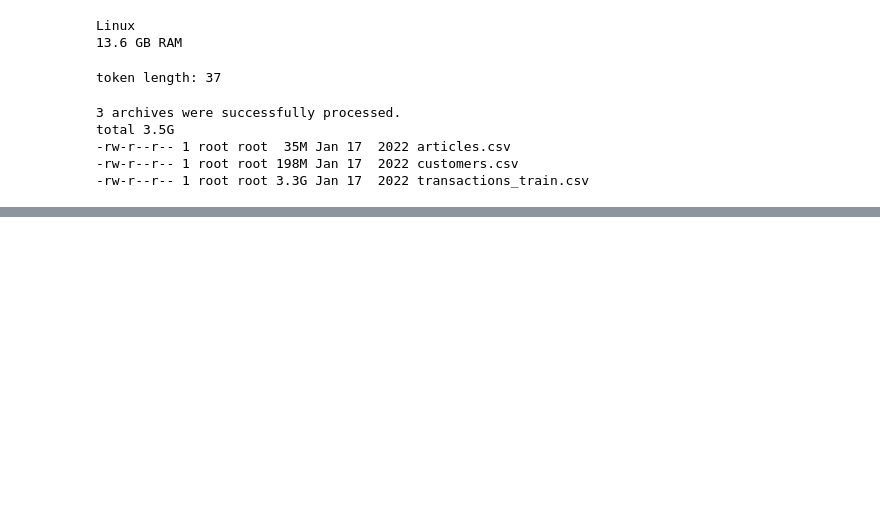
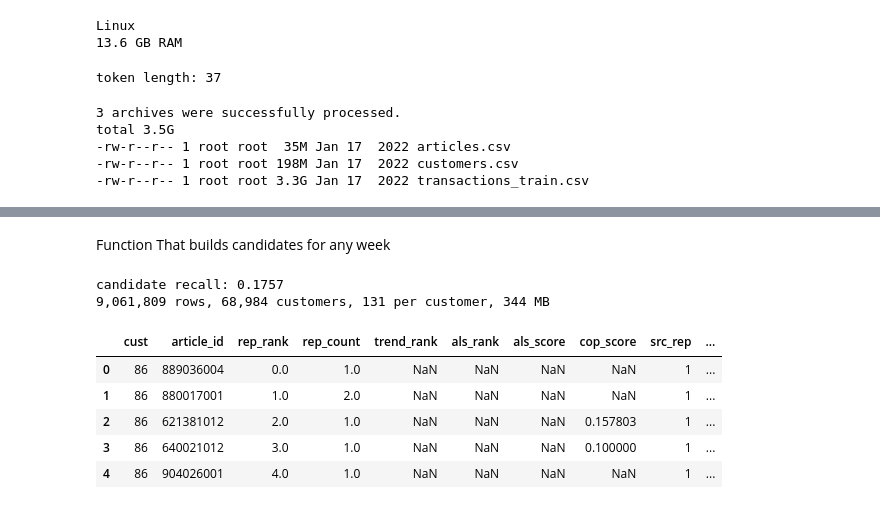
Before and after one commit to WoahImCoding/ecommerce-recommender, a Jupyter notebook: notebooks/04_candidates.ipynb, the cells around one changed output, grey strips where cells are left out. Cells and saved outputs as stored; diff of their text form; code cells hidden in the pictures; blank space fills up the shorter version.

```diff
--- a/notebooks/04_candidates.ipynb
+++ b/notebooks/04_candidates.ipynb
@@ -47,0 +173,2 @@ ModuleNotFoundError: No module named 'src'
+# %%
+trend = hist.loc[hist["week_ago"] == 1, "article_id"].value_counts().index[:30].tolist()
@@ -47,0 +276,21 @@ ModuleNotFoundError: No module named 'src'
+# %%
+baskets = hist.loc[hist["week_ago"] <= 4, ["cust", "t_dat", "article_id"]].drop_duplicates()
+con.register("b", baskets)
+
+cop = con.sql("""
+    WITH pairs AS (
+        SELECT x.article_id AS src, y.article_id AS dst, count(*) AS n
+        FROM b x
+        JOIN b y
+          ON x.cust = y.cust AND x.t_dat = y.t_dat AND x.article_id <> y.article_id
+        GROUP BY 1, 2
+    ),
+    src_total AS (
+        SELECT article_id AS src, count(*) AS n_src FROM b GROUP BY 1
+    )
+    SELECT src, dst, CAST(n AS DOUBLE) / n_src AS p
+    FROM pairs JOIN src_total USING (src)
+    QUALIFY row_number() OVER (PARTITION BY src ORDER BY n DESC, dst) <= 10
+""").df()
+
+print(f"{len(cop):,} item pairs")
@@ -47,0 +301,12 @@ ModuleNotFoundError: No module named 'src'
+# %%
+last5 = (hist.sort_values("t_dat", ascending=False)
+             .drop_duplicates(["cust", "article_id"])
+             .groupby("cust").head(5)[["cust", "article_id"]])
+last5 = last5[last5["cust"].isin(list(actual))]
+
+m = last5.merge(cop, left_on="article_id", right_on="src")
+s = (m.groupby(["cust", "dst"])["p"].sum()
+      .reset_index()
+      .sort_values(["cust", "p"], ascending=[True, False]))
+cop_lists = s.groupby("cust").head(20).groupby("cust")["dst"].apply(list).to_dict()
+print(len(cop_lists), "customers have co-purchase candidates")
@@ -47,0 +343,2 @@ ModuleNotFoundError: No module named 'src'
+# %% [markdown]
+Function That builds candidates for any week
@@ -47,0 +427,19 @@ ModuleNotFoundError: No module named 'src'
+# %%
+cands0, hist0 = build_candidates(recent, label_week=0)
+
+pos = cands0.groupby("cust")["label"].sum()
+n_actual = pd.Series({c: len(a) for c, a in actual.items()})
+print("candidate recall:", round(float((pos.reindex(n_actual.index, fill_value=0) / n_actual).mean()), 4))
+print(f"{len(cands0):,} rows, {cands0['cust'].nunique():,} customers, "
+      f"{len(cands0) / cands0['cust'].nunique():.0f} per customer, "
+      f"{cands0.memory_usage(deep=True).sum() / 1e6:.0f} MB")
+cands0.head()
+# %% [output]
+candidate recall: 0.1757
+9,061,809 rows, 68,984 customers, 131 per customer, 344 MB
+|  | cust | article_id | rep_rank | rep_count | trend_rank | als_rank | als_score | cop_score | src_rep | ... |
+| 0 | 86 | 889036004 | 0.0 | 1.0 | NaN | NaN | NaN | NaN | 1 | ... |
+| 1 | 86 | 880017001 | 1.0 | 2.0 | NaN | NaN | NaN | NaN | 1 | ... |
+| 2 | 86 | 621381012 | 2.0 | 1.0 | NaN | NaN | NaN | 0.157803 | 1 | ... |
+| 3 | 86 | 640021012 | 3.0 | 1.0 | NaN | NaN | NaN | 0.100000 | 1 | ... |
+| 4 | 86 | 904026001 | 4.0 | 1.0 | NaN | NaN | NaN | NaN | 1 | ... |
```
Also changed, not shown: parts of 28 cells of this notebook.
